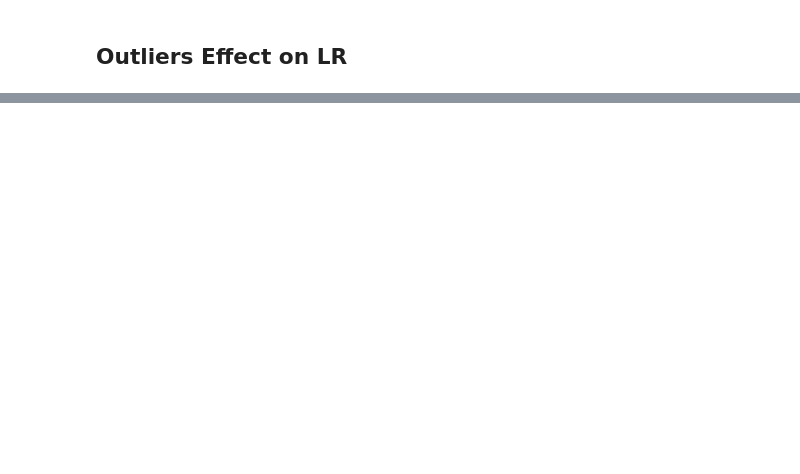
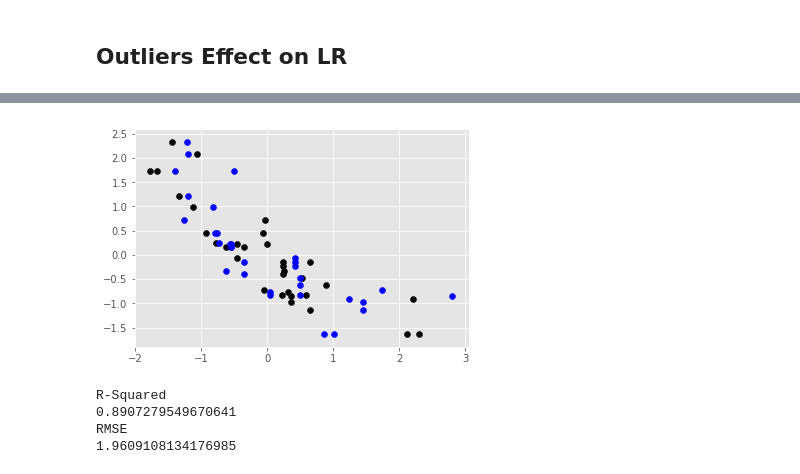
Before and after one commit to Gurubux/ML-Analysis-Steps, a Jupyter notebook: PredictiveModeling/LinearRegression/LinearRegression.ipynb, the cells around one changed output, grey strips where cells are left out. Drawn from its saved outputs; the diff is of its cells as text; code cells hidden in the pictures; blank space fills up the shorter version.

```diff
--- a/PredictiveModeling/LinearRegression/LinearRegression.ipynb
+++ b/PredictiveModeling/LinearRegression/LinearRegression.ipynb
@@ -137,0 +313,6 @@ RMSE
+# %%
+from sklearn.preprocessing import StandardScaler
+sc_X = StandardScaler()
+
+data_clean = pd.DataFrame(sc_X.fit_transform(mtcars.iloc[:,1:]), columns = mtcars.iloc[:,1:].columns)
+data_clean
@@ -137,0 +337,43 @@ RMSE
+# %%
+plt.scatter(data_clean.wt,data_clean.mpg,color="black",norm=True)
+plt.scatter(data_clean.hp,data_clean.mpg,color="blue",norm=True)
+"""    mtcars.plot(kind="scatter",
+           x="hp",
+           y="mpg",
+           figsize=(9,9),
+           color="black")
+mtcars.plot(kind="scatter",
+           x="hp",
+           y="mpg",
+           figsize=(9,9),
+           color="blue")"""
+plt.show()
+# %% [output]
+[figure, added]
+# %%
+# Initialize model
+multi_reg_model = linear_model.LinearRegression()
+
+# Include squared terms
+poly_predictors = pd.DataFrame([mtcars["wt"],
+                                mtcars["hp"],
+                                mtcars["wt"]**2,
+                                mtcars["hp"]**2]).T
+
+# Train the model using the mtcars data
+multi_reg_model.fit(X = poly_predictors,
+                    y = mtcars["mpg"])
+
+# Check R-squared
+print("R-Squared")
+print( multi_reg_model.score(X = poly_predictors ,
+                      y = mtcars["mpg"]) )
+
+# Check RMSE
+print("RMSE")
+print(rmse(multi_reg_model.predict(poly_predictors),mtcars["mpg"]))
+# %% [output]
+R-Squared
+0.8907279549670641
+RMSE
+1.9609108134176985
```
Also changed, not shown: parts of 22 cells of this notebook.
